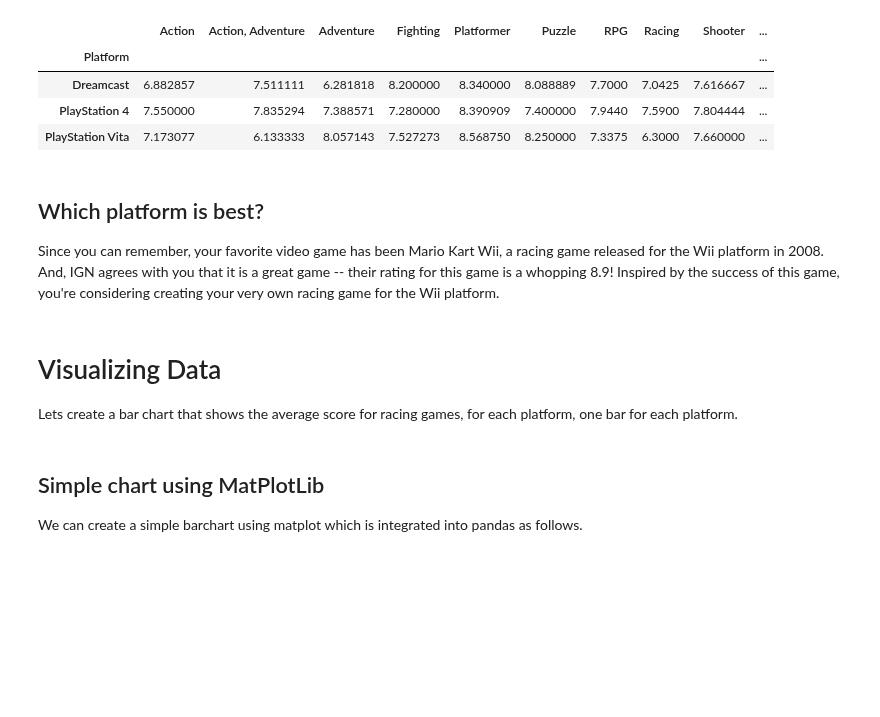
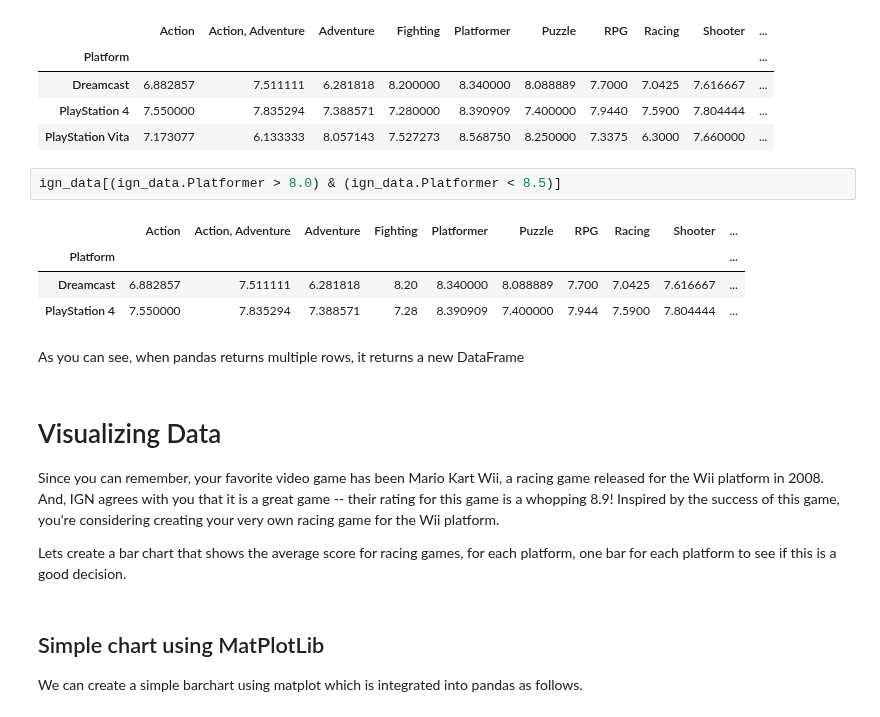
Before and after one commit to mblackstock/ds1-analytics, a Jupyter notebook: ign.ipynb, the cells around one changed output. Drawn from its saved outputs; the diff is of its cells as text; blank space fills up the shorter version.

```diff
--- a/ign.ipynb
+++ b/ign.ipynb
@@ -313,14 +373,21 @@ ign_data[ign_data.Platformer > 8.0]
 | Dreamcast | 6.882857 | 7.511111 | 6.281818 | 8.200000 | 8.340000 | 8.088889 | 7.7000 | 7.0425 | 7.616667 | ... |
 | PlayStation 4 | 7.550000 | 7.835294 | 7.388571 | 7.280000 | 8.390909 | 7.400000 | 7.9440 | 7.5900 | 7.804444 | ... |
 | PlayStation Vita | 7.173077 | 6.133333 | 8.057143 | 7.527273 | 8.568750 | 8.250000 | 7.3375 | 6.3000 | 7.660000 | ... |
+# %%
+ign_data[(ign_data.Platformer > 8.0) & (ign_data.Platformer < 8.5)]
+# %% [output]
+|  | Action | Action, Adventure | Adventure | Fighting | Platformer | Puzzle | RPG | Racing | Shooter | ... |
+| Platform |  |  |  |  |  |  |  |  |  | ... |
+| Dreamcast | 6.882857 | 7.511111 | 6.281818 | 8.20 | 8.340000 | 8.088889 | 7.700 | 7.0425 | 7.616667 | ... |
+| PlayStation 4 | 7.550000 | 7.835294 | 7.388571 | 7.28 | 8.390909 | 7.400000 | 7.944 | 7.5900 | 7.804444 | ... |
+# %% [markdown]
+As you can see, when pandas returns multiple rows, it returns a new DataFrame
 # %% [markdown]
-## Which platform is best?
+# Visualizing Data
 
 Since you can remember, your favorite video game has been Mario Kart Wii, a racing game released for the Wii platform in 2008. And, IGN agrees with you that it is a great game -- their rating for this game is a whopping 8.9! Inspired by the success of this game, you're considering creating your very own racing game for the Wii platform.
+
+Lets create a bar chart that shows the average score for racing games, for each platform, one bar for each platform to see if this is a good decision.
-# %% [markdown]
-# Visualizing Data
-
-Lets create a bar chart that shows the average score for racing games, for each platform, one bar for each platform.
 # %% [markdown]
 ## Simple chart using MatPlotLib
 
```
Also changed, not shown: parts of 24 cells of this notebook.
